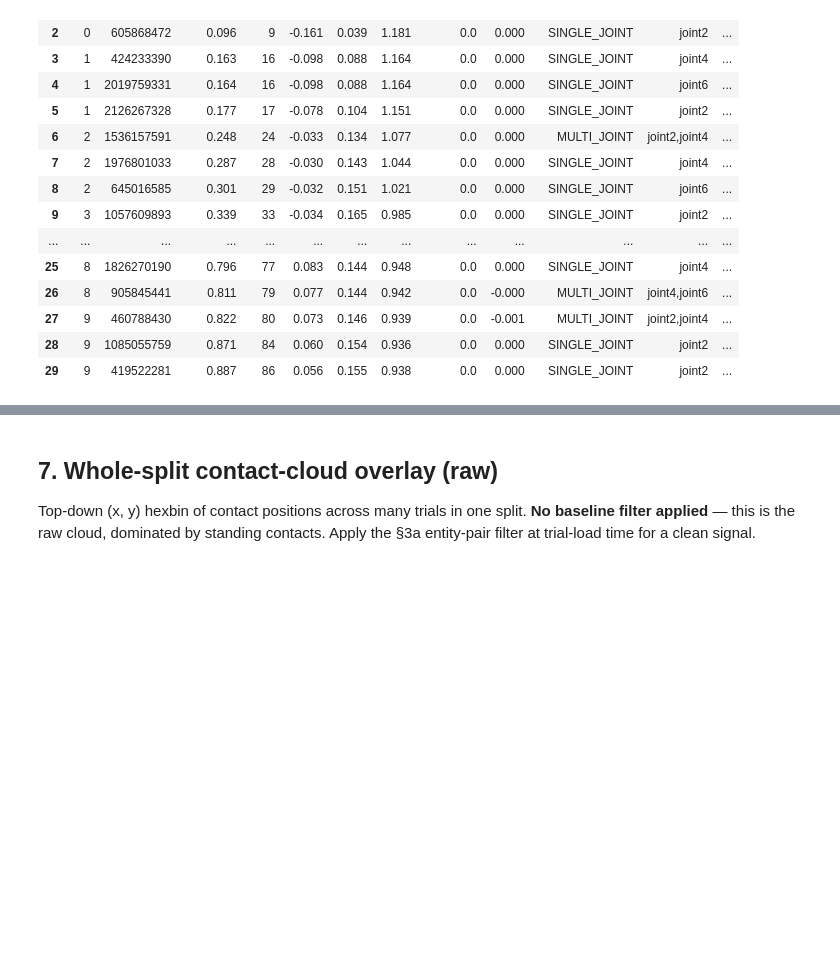
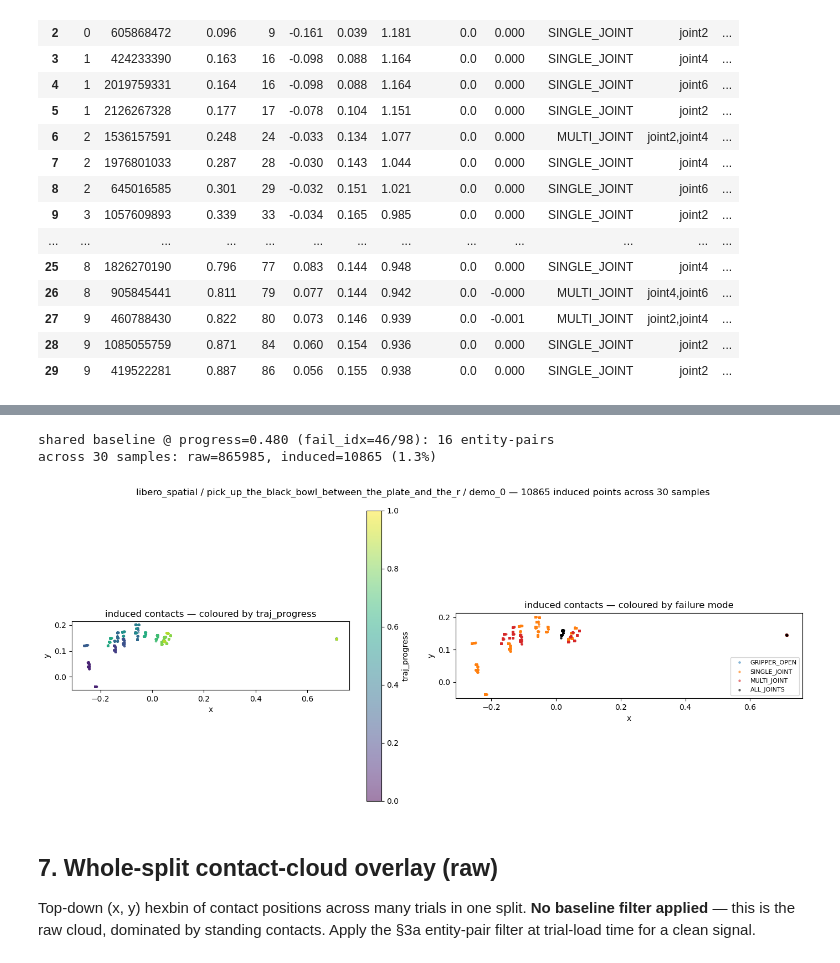
Before and after one commit to ducmngx/FailBench, a Jupyter notebook: notebooks/explore_libero_v1.ipynb, the cells around one changed output, grey strips where cells are left out. Drawn from its saved outputs; the diff is of its cells as text; code cells hidden in the pictures; blank space fills up the shorter version.

```diff
--- a/notebooks/explore_libero_v1.ipynb
+++ b/notebooks/explore_libero_v1.ipynb
@@ -668,3 +672,74 @@ pd.DataFrame(records)
+# %%
+# One shared baseline for this demo, computed at the median fail_idx.
+demo_for_overlay = load_demo(hdf5_for_row(demo_rows.iloc[0]), DEMO)
+xml_path = materialise_mjcf(demo_for_overlay.model_xml)
+demo_model = mujoco.MjModel.from_xml_path(xml_path)
+demo_T_local = demo_for_overlay.arm_qpos.shape[0]
+median_progress = float(demo_rows["traj_progress"].median())
+median_fail_idx = max(1, min(int(median_progress * (demo_T_local - 1)), demo_T_local - 1))
+
+demo_ent_map = build_entity_map(demo_model)
+demo_baseline = baseline_entity_pairs(demo_model, demo_for_overlay, median_fail_idx, demo_ent_map)
+print(f"shared baseline @ progress={median_progress:.3f} (fail_idx={median_fail_idx}/{demo_T_local}): "
+      f"{len(demo_baseline)} entity-pairs")
+
+# Collect induced contacts per sample.
+all_pts = []
+all_progress = []
+all_modes = []
+n_raw_total = n_ind_total = 0
+for _, r in demo_rows.iterrows():
+    with np.load(os.path.join(ROOT, r["split"], r["npz_file"]), allow_pickle=True) as z:
+        pairs = z["contact_geom_pairs"]
+        pts = z["contact_positions"]
+    if len(pts) == 0:
+        continue
+    is_base = np.array(
+        [entity_pair(demo_ent_map, int(g1), int(g2)) in demo_baseline for g1, g2 in pairs]
+    )
+    induced = pts[~is_base]
+    n_raw_total += len(pts)
+    n_ind_total += len(induced)
+    if len(induced):
+        all_pts.append(induced)
+        all_progress.append(np.full(len(induced), float(r["traj_progress"])))
+        all_modes.extend([r["failure_mode"]] * len(induced))
+print(f"across {len(demo_rows)} samples: raw={n_raw_total}, induced={n_ind_total} "
+      f"({100 * n_ind_total / max(n_raw_total, 1):.1f}%)")
+
+if not all_pts:
+    print("No induced contacts to show — try another (split, task, demo).")
+else:
+    pts = np.concatenate(all_pts, axis=0)
+    progs = np.concatenate(all_progress)
+    modes = np.array(all_modes)
+
+    fig, axes = plt.subplots(1, 2, figsize=(14, 6))
+
+    # Left: coloured by progress.
+    sc = axes[0].scatter(pts[:, 0], pts[:, 1], c=progs, s=5, alpha=0.5,
+                         cmap="viridis", vmin=0.0, vmax=1.0)
+    axes[0].set_title("induced contacts — coloured by traj_progress")
+    axes[0].set_xlabel("x"); axes[0].set_ylabel("y"); axes[0].set_aspect("equal")
+    plt.colorbar(sc, ax=axes[0], label="traj_progress")
+
+    # Right: coloured by failure mode.
+    for m, c in FMODE_COLOURS.items():
+        mask = modes == m
+        if mask.any():
+            axes[1].scatter(pts[mask, 0], pts[mask, 1], s=5, alpha=0.5,
+                            c=c, label=m)
+    axes[1].set_title("induced contacts — coloured by failure mode")
+    axes[1].set_xlabel("x"); axes[1].set_ylabel("y"); axes[1].set_aspect("equal")
+    axes[1].legend(fontsize=8, loc="best")
+
+    plt.suptitle(f"{SPLIT} / {TASK[:50]} / {DEMO} — {len(pts)} induced points across {len(demo_rows)} samples")
+    plt.tight_layout()
+    plt.show()
+# %% [output]
+shared baseline @ progress=0.480 (fail_idx=46/98): 16 entity-pairs
+across 30 samples: raw=865985, induced=10865 (1.3%)
+[figure, added]
 # %% [markdown]
 ## 7. Whole-split contact-cloud overlay (raw)
 
```
Also changed, not shown: parts of 1 cell of this notebook.
